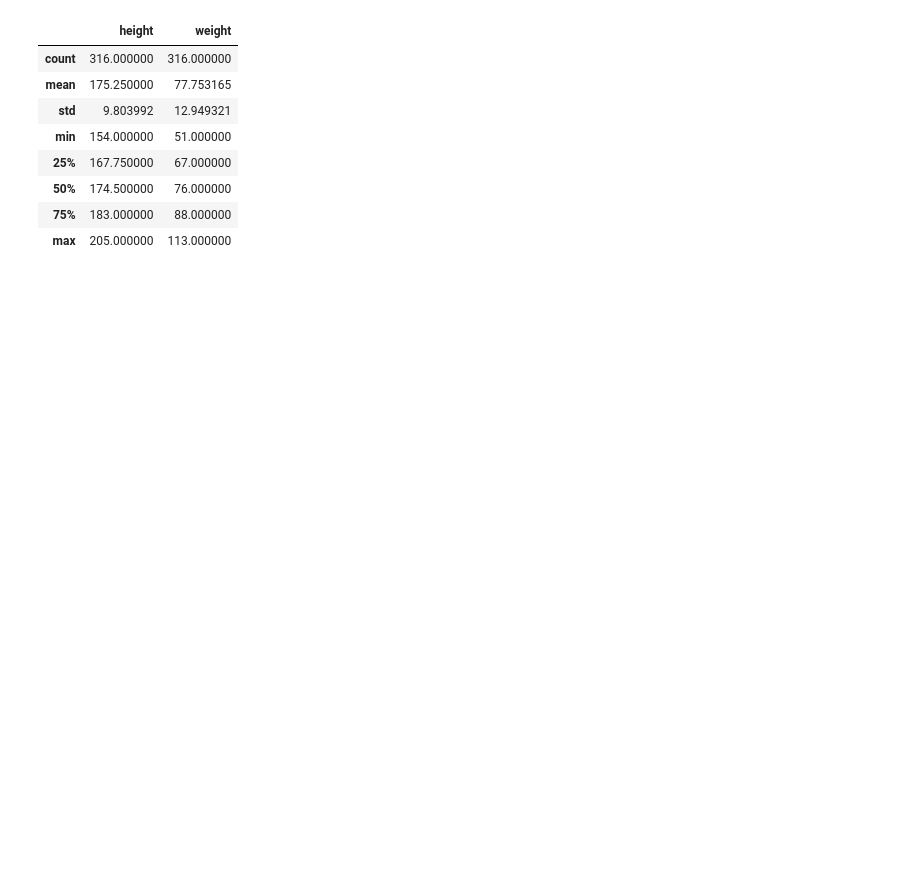
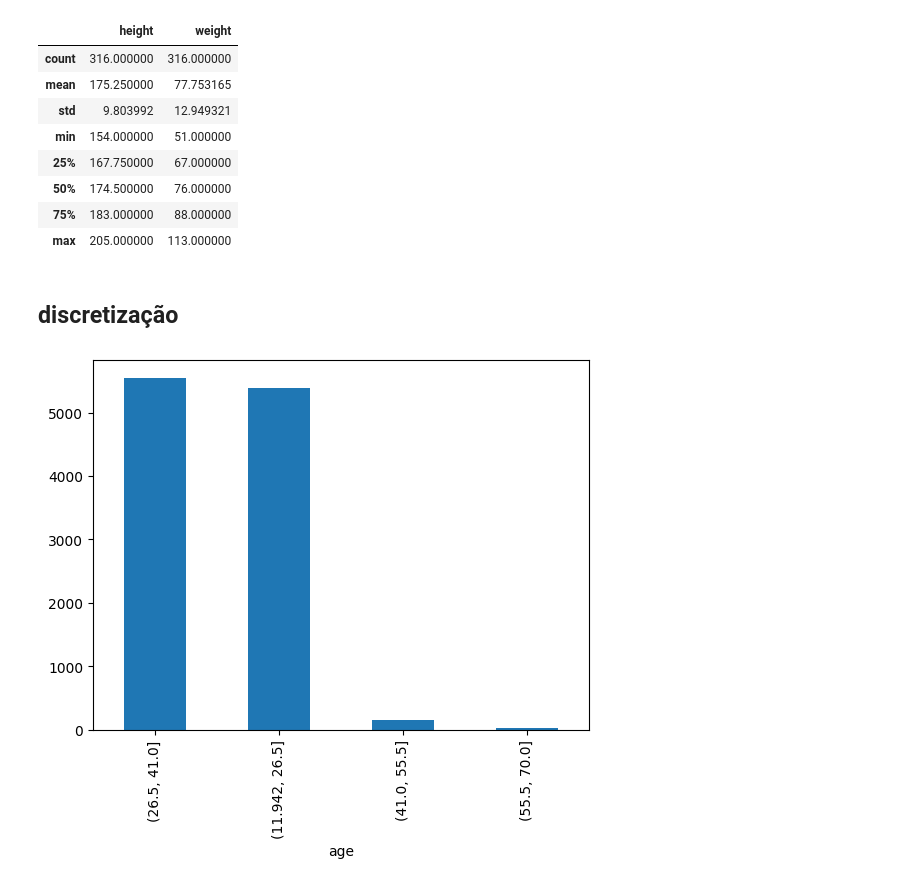
Before and after one commit to MarcioLuizBR/DataWrangling_Cleaning, a Jupyter notebook: DataWrangling_Cleaning.ipynb, the cells around one changed output. Cells and saved outputs as stored; diff of their text form; code cells hidden in the pictures; blank space fills up the shorter version.

```diff
--- a/DataWrangling_Cleaning.ipynb
+++ b/DataWrangling_Cleaning.ipynb
@@ -496,3 +496,11 @@ df_valoresPositivos[["height", "weight"]].describe()
 | 50% | 174.500000 | 76.000000 |
 | 75% | 183.000000 | 88.000000 |
 | max | 205.000000 | 113.000000 |
+# %% [markdown]
+## discretização
+# %%
+df_uniform = pd.cut(df["age"], bins=4)
+# %%
+df_uniform.value_counts().plot(kind="bar");
+# %% [output]
+[figure, added]
```
Also changed, not shown: parts of 14 cells of this notebook.
